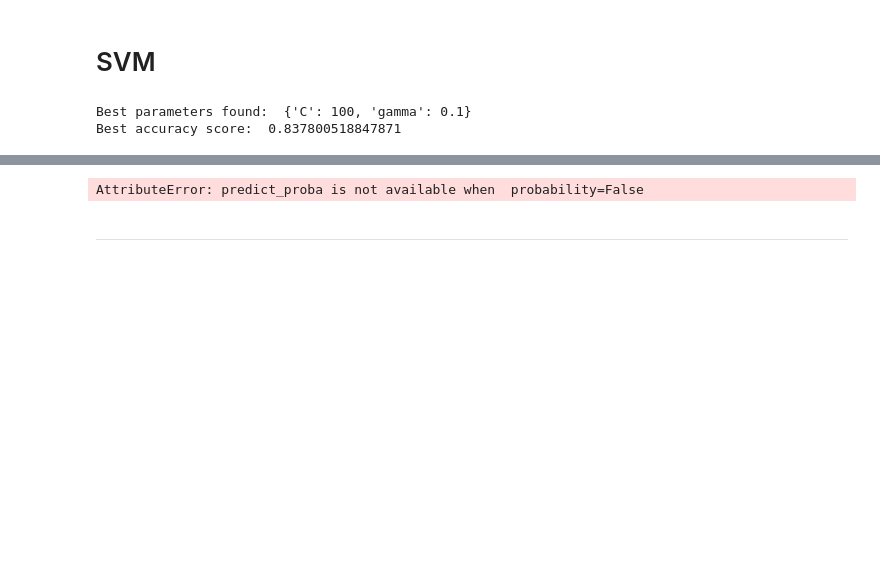
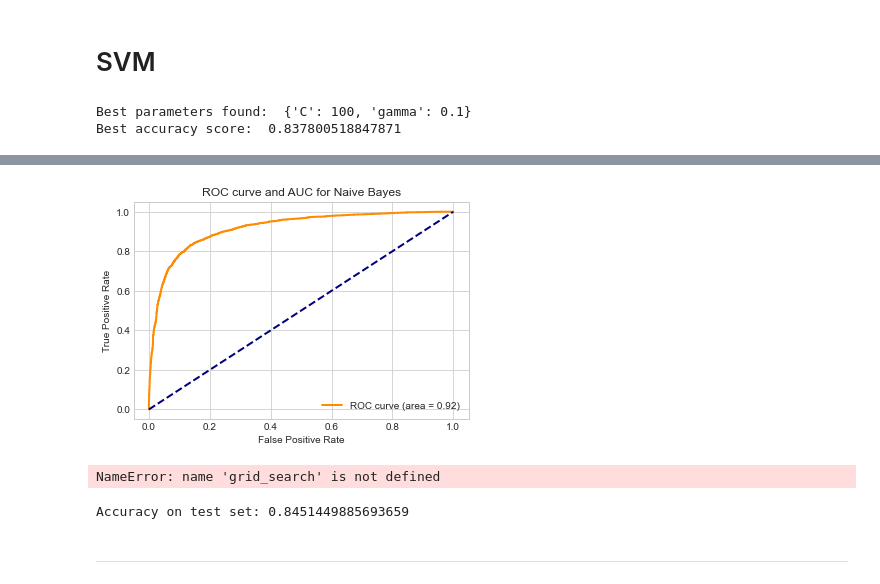
Before and after one commit to Pscmar/DataMining-proj, a Jupyter notebook: Task-1/model.ipynb, the cells around one changed output, grey strips where cells are left out. Cells and saved outputs as stored; diff of their text form; code cells hidden in the pictures; blank space fills up the shorter version.

```diff
--- a/Task-1/model.ipynb
+++ b/Task-1/model.ipynb
@@ -317,16 +322,26 @@ best_svc.fit(X_train, y_train)
-# %%
-fpr, tpr, _ = roc_curve(y_test, grid_search.predict_proba(X_test)[:, 1])
-roc_auc = auc(fpr, tpr)
-# %% [output]
-AttributeError: predict_proba is not available when  probability=False
 # %%
+fpr, tpr, _ = roc_curve(y_test, best_svc.predict_proba(X_test)[:, 1])
+roc_auc = auc(fpr, tpr)
+
 plt.plot(fpr, tpr, color='darkorange', lw=2, label='ROC curve (area = %0.2f)' % roc_auc)
 plt.plot([0, 1], [0, 1], color='navy', lw=2, linestyle='--')
 plt.xlabel('False Positive Rate')
 plt.ylabel('True Positive Rate')
 plt.title('ROC curve and AUC for Naive Bayes')
 plt.legend(loc="lower right")
 plt.show()
+# %% [output]
+[figure, added]
+# %%
+# Mean AUC score of the ROC curve reported by 5-fold CV on the training data
+print(f"Mean AUC score of the ROC curve reported by 5-fold CV on the training data: {grid_search.best_score_}")
+# %% [output]
+NameError: name 'grid_search' is not defined
+# %%
+# test in test set
+print(f"Accuracy on test set: {best_svc.score(X_test, y_test)}")
+# %% [output]
+Accuracy on test set: 0.8451449885693659
 # %% [markdown]
 ---
 # %% [markdown]
```
Also changed, not shown: parts of 14 cells of this notebook.
